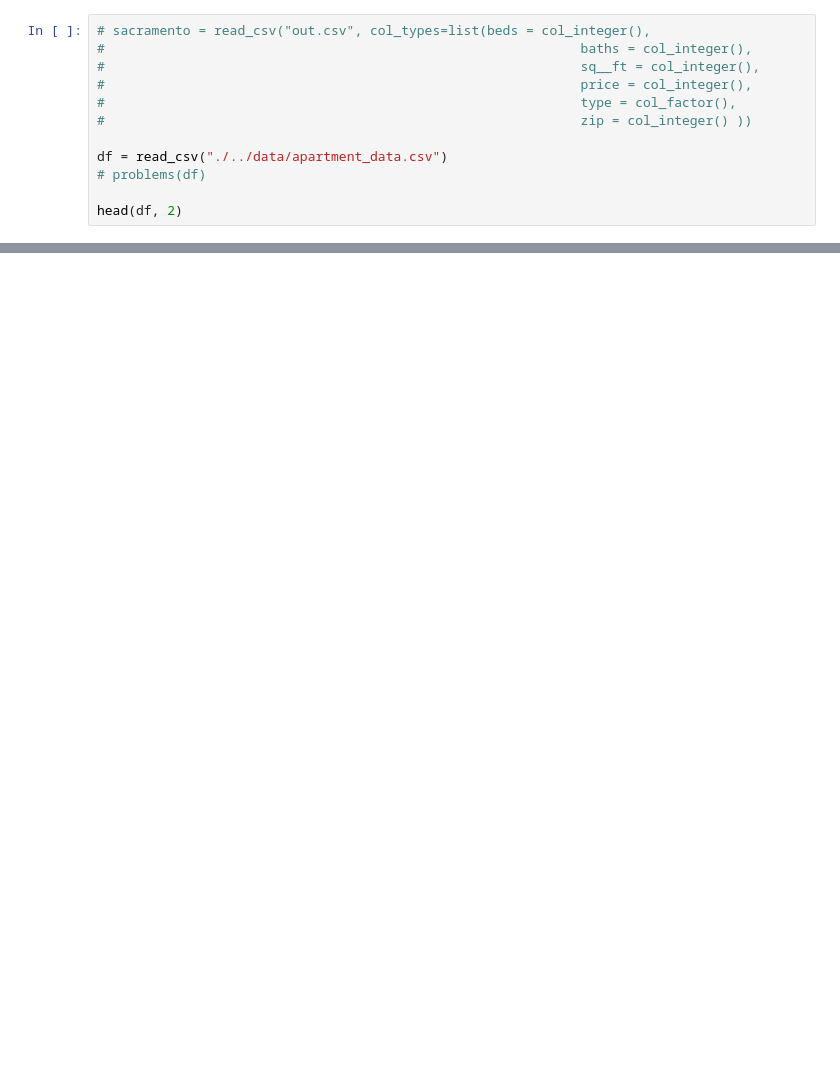
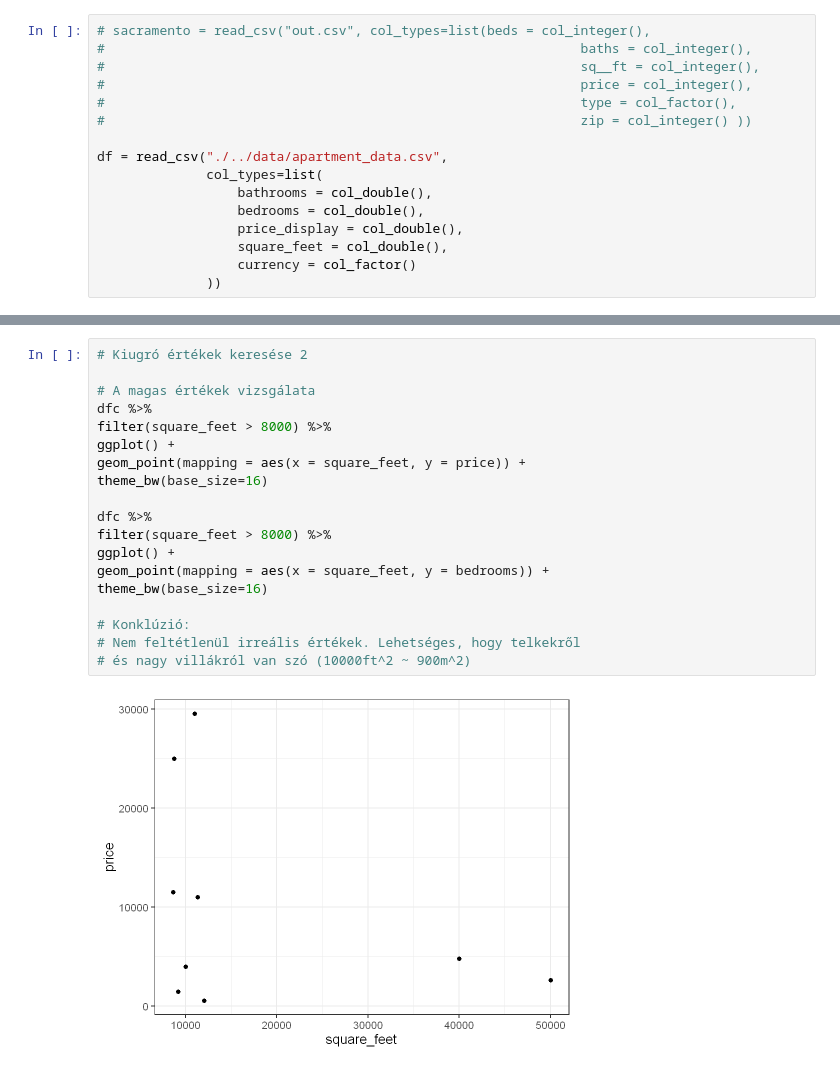
Before and after one commit to N0-0BIE/EX9BLV_ABTG, a Jupyter notebook: code/project.ipynb, the cells around one changed output, grey strips where cells are left out. Drawn from its saved outputs; the diff is of its cells as text; blank space fills up the shorter version.

```diff
--- a/code/project.ipynb
+++ b/code/project.ipynb
@@ -12,10 +17,14 @@ library(lubridate)
 #                                                             type = col_factor(),
 #                                                             zip = col_integer() ))
 
-df = read_csv("./../data/apartment_data.csv")
-# problems(df)
-
-head(df, 2)
+df = read_csv("./../data/apartment_data.csv",
+              col_types=list(
+                  bathrooms = col_double(),
+                  bedrooms = col_double(),
+                  price_display = col_double(),
+                  square_feet = col_double(),
+                  currency = col_factor()
+              ))
 # %% [output]
 Warning message:
 "One or more parsing issues, call `problems()` on your data frame for details, e.g.:
@@ -59,0 +160,21 @@ A tibble: 1 × 1
+# %%
+# Kiugró értékek keresése 2
+
+# A magas értékek vizsgálata
+dfc %>%
+filter(square_feet > 8000) %>%
+ggplot() +
+geom_point(mapping = aes(x = square_feet, y = price)) +
+theme_bw(base_size=16)
+
+dfc %>%
+filter(square_feet > 8000) %>%
+ggplot() +
+geom_point(mapping = aes(x = square_feet, y = bedrooms)) +
+theme_bw(base_size=16)
+
+# Konklúzió:
+# Nem feltétlenül irreális értékek. Lehetséges, hogy telkekről
+# és nagy villákról van szó (10000ft^2 ~ 900m^2)
+# %% [output]
+[figure, added]
```
Also changed, not shown: parts of 16 cells of this notebook.
